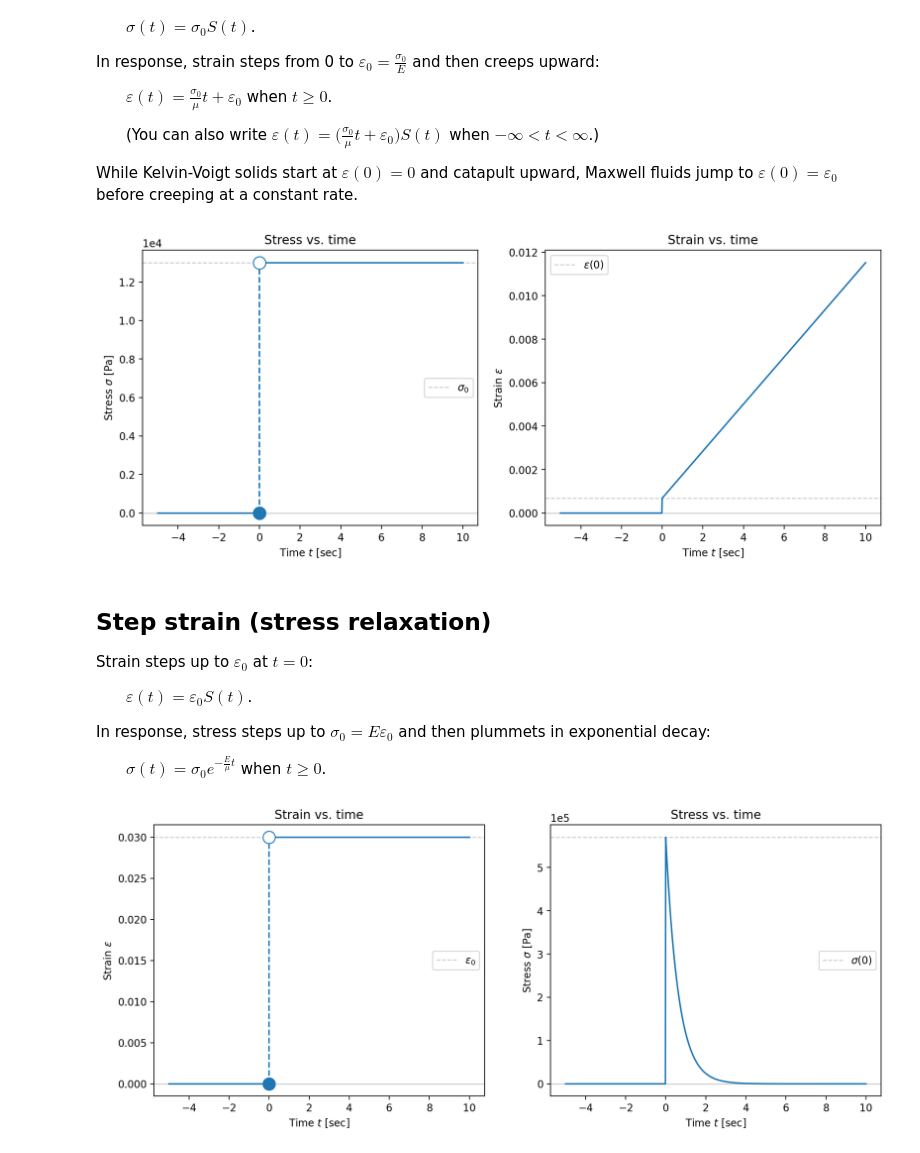
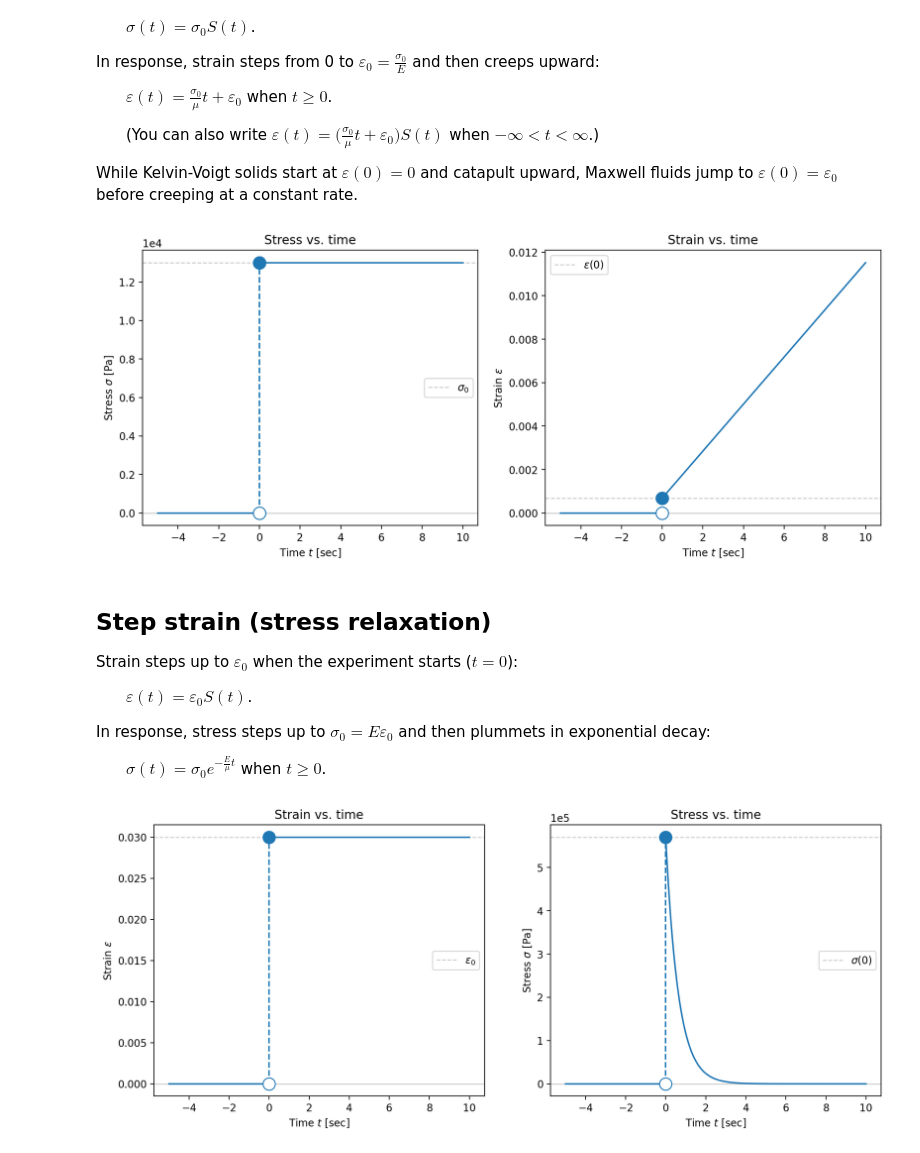
Before and after one commit to hingels/OU-Biomedical-Engineering-Unofficial, a Jupyter notebook: Biomechanics (BME 3143)/MaxwellFluid.ipynb, the cells around one changed output. Cells and saved outputs as stored; diff of their text form; code cells hidden in the pictures.

```diff
--- a/Biomechanics (BME 3143)/MaxwellFluid.ipynb
+++ b/Biomechanics (BME 3143)/MaxwellFluid.ipynb
@@ -13,8 +13,8 @@ def plot_discontinuous(x, y, discontinuity_x = 0, color = 'C0', markersize = 12)
     plt.plot(x[x < xd], y[x < xd], color = color)
     plt.plot(x[x >= xd], y[x >= xd], color = color)
     plt.plot([xd, xd], [0, *y[x == xd]], '--', color = color)
-    plt.plot([xd], [0], 'o', color = color, markersize = markersize)
-    plt.plot([xd], y[x == xd], 'o', color = color, markersize = markersize, markerfacecolor = 'white')
+    plt.plot([xd], [0], 'o', color = color, markersize = markersize, markerfacecolor = 'white')
+    plt.plot([xd], y[x == xd], 'o', color = color, markersize = markersize)
 
 def prepare_plots(amount, x = None, y = None):
     ''' Prepares a figure containing a given number of plots. '''
@@ -69,36 +69,36 @@ While Kelvin-Voigt solids start at $\varepsilon(0) = 0$ and catapult upward, Max
 # %%
 sigma_0 = 13E3
 
 epsilon_0 = sigma_0/E
 stress = sigma_0 * step(t)
 def strain(t):
     return ((sigma_0/mu)*t + epsilon_0) * step(t)
 
 
 figure, (stress_plot, strain_plot) = prepare_plots(amount = 2, x = "Time $t$ [sec]")
 
 plt.sca(stress_plot)
 plt.axhline(sigma_0, linestyle = '--', linewidth = 1, color = '0.8', label = r"$\sigma_0$")
 plt.axhline(0, linewidth = 1, color = '0.8')
 plot_discontinuous(t, stress)
 plt.ylabel(r"Stress $\sigma$ [Pa]")
 plt.ticklabel_format(scilimits = (-2, 2))
 plt.title("Stress vs. time")
 plt.legend()
 
 plt.sca(strain_plot)
 plt.axhline(strain(0), linestyle = '--', linewidth = 1, color = '0.8', label = r"$\varepsilon(0)$")
 plt.axhline(0, linewidth = 1, color = '0.8')
-plt.plot(t, strain(t))
+plot_discontinuous(t, strain(t))
 plt.ylabel(r"Strain $\varepsilon$")
 plt.title("Strain vs. time")
 plt.legend();
 # %% [output]
-[figure, old version]
+[figure, new version]
 # %% [markdown]
 ## Step strain (stress relaxation)
 
-Strain steps up to $\varepsilon_0$ at $t=0$:
+Strain steps up to $\varepsilon_0$ when the experiment starts ($t=0$):
 
 &emsp;&emsp;$ \varepsilon(t) = \varepsilon_0S(t)$.
 
@@ -127,10 +127,10 @@ plt.legend()
 plt.sca(stress_plot)
 plt.axhline(stress(0), linestyle = '--', linewidth = 1, color = '0.8', label = r"$\sigma(0)$")
 plt.axhline(0, linewidth = 1, color = '0.8')
-plt.plot(t, stress(t))
+plot_discontinuous(t, stress(t))
 plt.ylabel(r"Stress $\sigma$ [Pa]")
 plt.ticklabel_format(scilimits = (-2, 2))
 plt.title("Stress vs. time")
 plt.legend();
 # %% [output]
-[figure, old version]
+[figure, new version]
```
Also changed, not shown: 4 other files.
